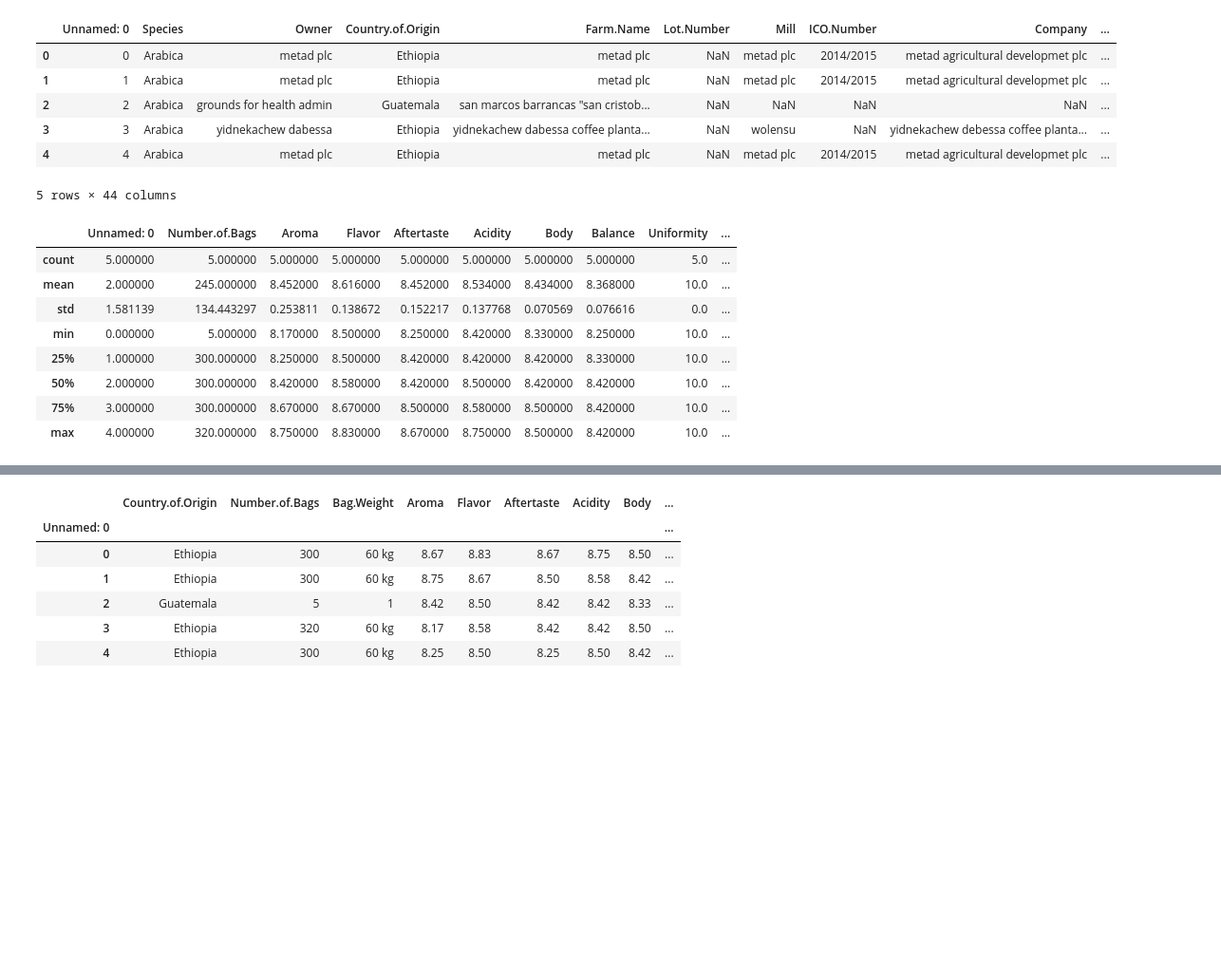
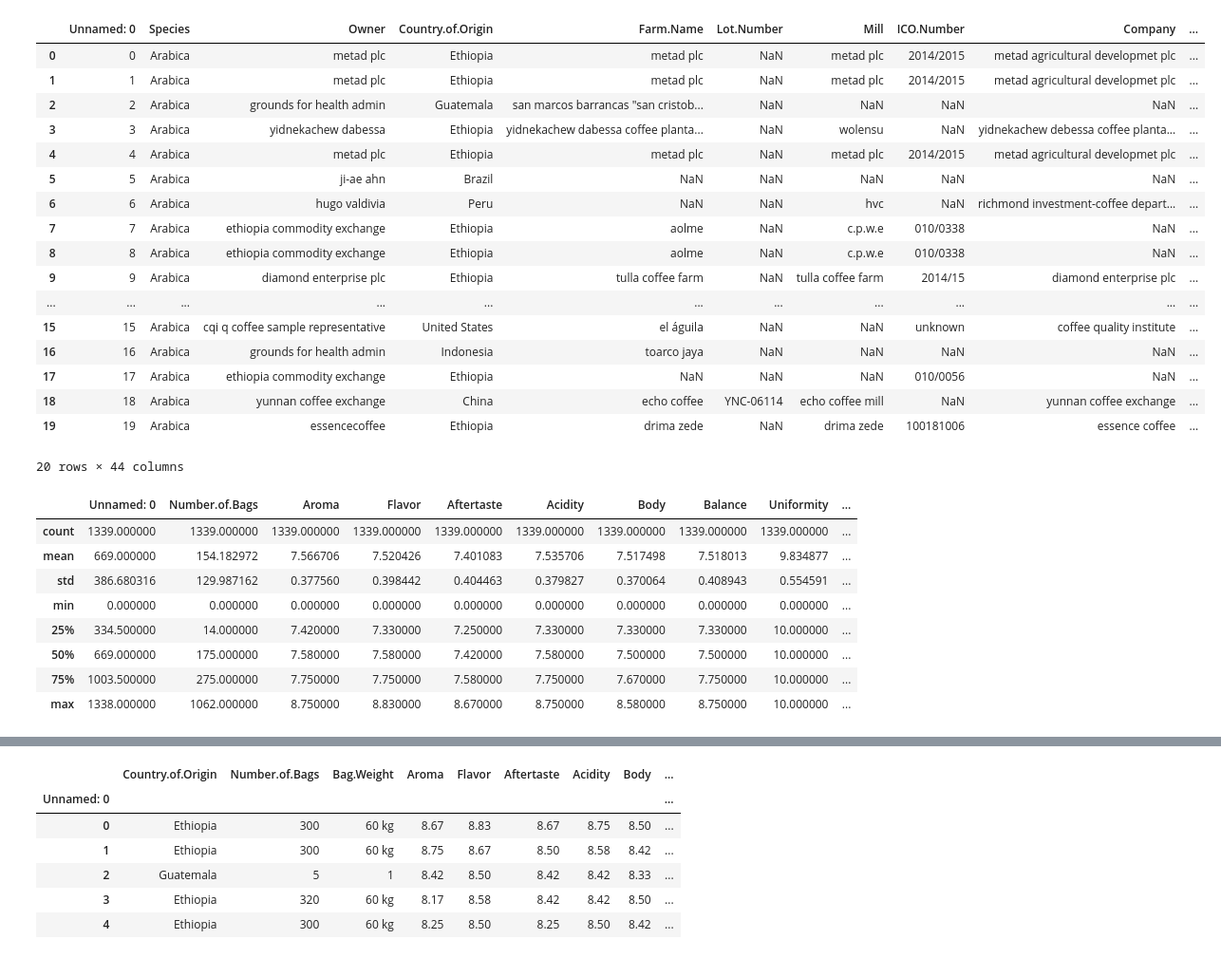
Before and after one commit to ghughes2001/GA-Final_Project, a Jupyter notebook: FINAL-Reading-Data.ipynb, the cells around one changed output, grey strips where cells are left out. Shown at 95% size. Saved outputs shown, nothing was run; the diff lists cells and outputs as text; code cells hidden in the pictures; blank space fills up the shorter version.

```diff
--- a/FINAL-Reading-Data.ipynb
+++ b/FINAL-Reading-Data.ipynb
@@ -5,32 +5,42 @@ import pandas as pd
 # Function to read in data files
 def file_reading(data):
     file = pd.read_csv(f"{data}")
-
-    return file.head()
+    return file
 # %%
 coffee_data = file_reading("data/merged_data_cleaned.csv")
-coffee_data.head()
+coffee_data.head(20)
 # %% [output]
 |  | Unnamed: 0 | Species | Owner | Country.of.Origin | Farm.Name | Lot.Number | Mill | ICO.Number | Company | ... |
 | 0 | 0 | Arabica | metad plc | Ethiopia | metad plc | NaN | metad plc | 2014/2015 | metad agricultural developmet plc | ... |
 | 1 | 1 | Arabica | metad plc | Ethiopia | metad plc | NaN | metad plc | 2014/2015 | metad agricultural developmet plc | ... |
 | 2 | 2 | Arabica | grounds for health admin | Guatemala | san marcos barrancas "san cristob... | NaN | NaN | NaN | NaN | ... |
 | 3 | 3 | Arabica | yidnekachew dabessa | Ethiopia | yidnekachew dabessa coffee planta... | NaN | wolensu | NaN | yidnekachew debessa coffee planta... | ... |
 | 4 | 4 | Arabica | metad plc | Ethiopia | metad plc | NaN | metad plc | 2014/2015 | metad agricultural developmet plc | ... |
+| 5 | 5 | Arabica | ji-ae ahn | Brazil | NaN | NaN | NaN | NaN | NaN | ... |
+| 6 | 6 | Arabica | hugo valdivia | Peru | NaN | NaN | hvc | NaN | richmond investment-coffee depart... | ... |
+| 7 | 7 | Arabica | ethiopia commodity exchange | Ethiopia | aolme | NaN | c.p.w.e | 010/0338 | NaN | ... |
+| 8 | 8 | Arabica | ethiopia commodity exchange | Ethiopia | aolme | NaN | c.p.w.e | 010/0338 | NaN | ... |
+| 9 | 9 | Arabica | diamond enterprise plc | Ethiopia | tulla coffee farm | NaN | tulla coffee farm | 2014/15 | diamond enterprise plc | ... |
+| ... | ... | ... | ... | ... | ... | ... | ... | ... | ... | ... |
+| 15 | 15 | Arabica | cqi q coffee sample representative | United States | el águila | NaN | NaN | unknown | coffee quality institute | ... |
+| 16 | 16 | Arabica | grounds for health admin | Indonesia | toarco jaya | NaN | NaN | NaN | NaN | ... |
+| 17 | 17 | Arabica | ethiopia commodity exchange | Ethiopia | NaN | NaN | NaN | 010/0056 | NaN | ... |
+| 18 | 18 | Arabica | yunnan coffee exchange | China | echo coffee | YNC-06114 | echo coffee mill | NaN | yunnan coffee exchange | ... |
+| 19 | 19 | Arabica | essencecoffee | Ethiopia | drima zede | NaN | drima zede | 100181006 | essence coffee | ... |
-5 rows × 44 columns
+20 rows × 44 columns
 # %%
 # looking at the statistics of the data set
 coffee_data.describe()
 # %% [output]
 |  | Unnamed: 0 | Number.of.Bags | Aroma | Flavor | Aftertaste | Acidity | Body | Balance | Uniformity | ... |
-| count | 5.000000 | 5.000000 | 5.000000 | 5.000000 | 5.000000 | 5.000000 | 5.000000 | 5.000000 | 5.0 | ... |
-| mean | 2.000000 | 245.000000 | 8.452000 | 8.616000 | 8.452000 | 8.534000 | 8.434000 | 8.368000 | 10.0 | ... |
-| std | 1.581139 | 134.443297 | 0.253811 | 0.138672 | 0.152217 | 0.137768 | 0.070569 | 0.076616 | 0.0 | ... |
-| min | 0.000000 | 5.000000 | 8.170000 | 8.500000 | 8.250000 | 8.420000 | 8.330000 | 8.250000 | 10.0 | ... |
-| 25% | 1.000000 | 300.000000 | 8.250000 | 8.500000 | 8.420000 | 8.420000 | 8.420000 | 8.330000 | 10.0 | ... |
-| 50% | 2.000000 | 300.000000 | 8.420000 | 8.580000 | 8.420000 | 8.500000 | 8.420000 | 8.420000 | 10.0 | ... |
-| 75% | 3.000000 | 300.000000 | 8.670000 | 8.670000 | 8.500000 | 8.580000 | 8.500000 | 8.420000 | 10.0 | ... |
-| max | 4.000000 | 320.000000 | 8.750000 | 8.830000 | 8.670000 | 8.750000 | 8.500000 | 8.420000 | 10.0 | ... |
+| count | 1339.000000 | 1339.000000 | 1339.000000 | 1339.000000 | 1339.000000 | 1339.000000 | 1339.000000 | 1339.000000 | 1339.000000 | ... |
+| mean | 669.000000 | 154.182972 | 7.566706 | 7.520426 | 7.401083 | 7.535706 | 7.517498 | 7.518013 | 9.834877 | ... |
+| std | 386.680316 | 129.987162 | 0.377560 | 0.398442 | 0.404463 | 0.379827 | 0.370064 | 0.408943 | 0.554591 | ... |
+| min | 0.000000 | 0.000000 | 0.000000 | 0.000000 | 0.000000 | 0.000000 | 0.000000 | 0.000000 | 0.000000 | ... |
+| 25% | 334.500000 | 14.000000 | 7.420000 | 7.330000 | 7.250000 | 7.330000 | 7.330000 | 7.330000 | 10.000000 | ... |
+| 50% | 669.000000 | 175.000000 | 7.580000 | 7.580000 | 7.420000 | 7.580000 | 7.500000 | 7.500000 | 10.000000 | ... |
+| 75% | 1003.500000 | 275.000000 | 7.750000 | 7.750000 | 7.580000 | 7.750000 | 7.670000 | 7.750000 | 10.000000 | ... |
+| max | 1338.000000 | 1062.000000 | 8.750000 | 8.830000 | 8.670000 | 8.750000 | 8.580000 | 8.750000 | 10.000000 | ... |
 # %%
 # Seeing if any information is missing
 def missing_data(file):
```
Also changed, not shown: parts of 7 cells of this notebook, 6 other files.
